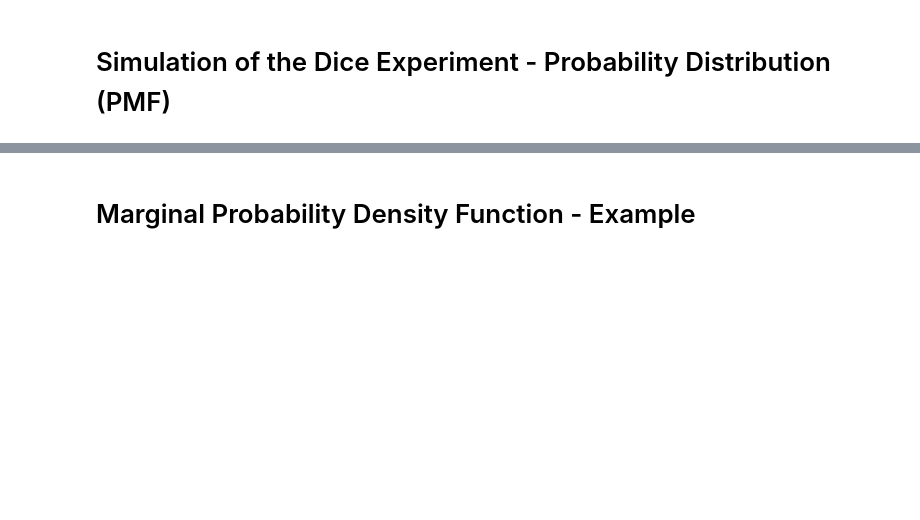
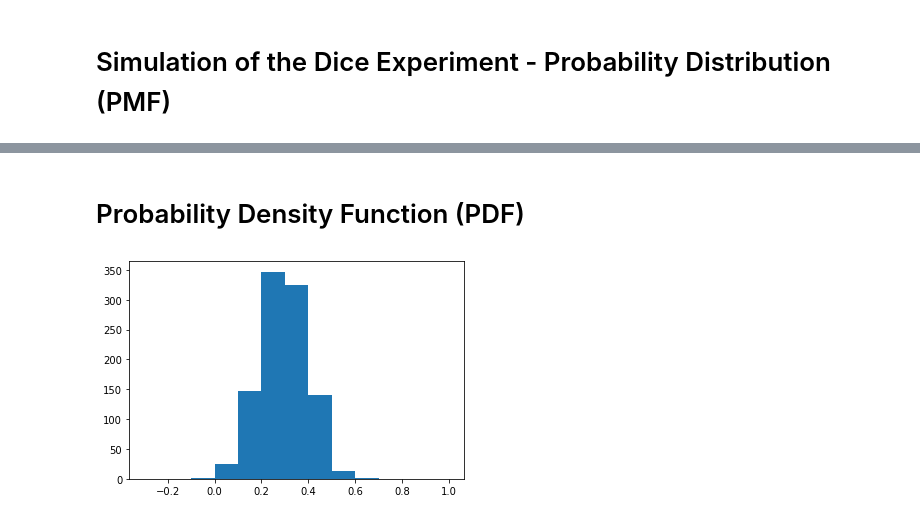
Before and after one commit to sumitkmr93/EssentialMath, a Jupyter notebook: covariance_correlation.ipynb, the cells around one changed output, grey strips where cells are left out. Cells and saved outputs as stored; diff of their text form; code cells hidden in the pictures; blank space fills up the shorter version.

```diff
--- a/covariance_correlation.ipynb
+++ b/covariance_correlation.ipynb
@@ -109,2 +109,17 @@ plt.stem(val, counts/len(throws), basefmt='C2-', use_line_collection=True)
 # %% [markdown]
-# Marginal Probability Density Function - Example
+# Probability Density Function (PDF)
+# %%
+# The integral of the probability density function over a particular interval gives
+# you the probability that a random variable takes a value in this interval
+
+# Example
+np.random.seed(123)
+mu, sigma = 0.3, 0.1 # mean and standard deviation
+data = np.random.normal(mu, sigma, 1000)
+
+hist = plt.hist(data, bins=13, range=(-0.3,1))
+
+# hist[0] - Y axis
+# hist[1] - X axis
+# %% [output]
+[figure, added]
```
Also changed, not shown: parts of 9 cells of this notebook.
